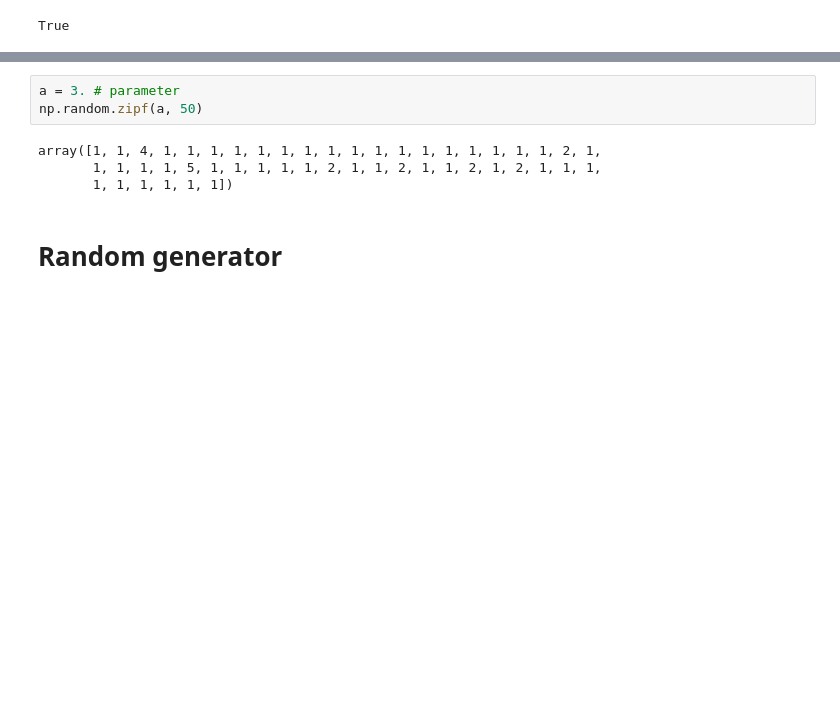
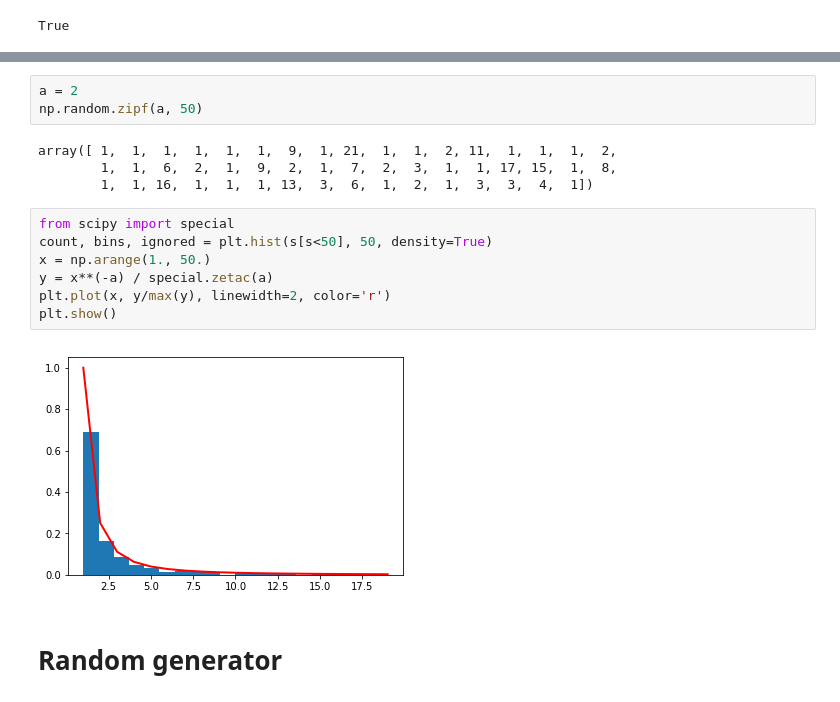
Before and after one commit to G00306474/emerg-tech-assign, a Jupyter notebook: Numpy.ipynb, the cells around one changed output, grey strips where cells are left out. Drawn from its saved outputs; the diff is of its cells as text; blank space fills up the shorter version.

```diff
--- a/Numpy.ipynb
+++ b/Numpy.ipynb
@@ -200,10 +204,19 @@ True
 # %%
-a = 3. # parameter
+a = 2
 np.random.zipf(a, 50)
 # %% [output]
-array([1, 1, 4, 1, 1, 1, 1, 1, 1, 1, 1, 1, 1, 1, 1, 1, 1, 1, 1, 1, 2, 1,
-       1, 1, 1, 1, 5, 1, 1, 1, 1, 1, 2, 1, 1, 2, 1, 1, 2, 1, 2, 1, 1, 1,
-       1, 1, 1, 1, 1, 1])
+array([ 1,  1,  1,  1,  1,  1,  9,  1, 21,  1,  1,  2, 11,  1,  1,  1,  2,
+        1,  1,  6,  2,  1,  9,  2,  1,  7,  2,  3,  1,  1, 17, 15,  1,  8,
+        1,  1, 16,  1,  1,  1, 13,  3,  6,  1,  2,  1,  3,  3,  4,  1])
+# %%
+from scipy import special
+count, bins, ignored = plt.hist(s[s<50], 50, density=True)
+x = np.arange(1., 50.)
+y = x**(-a) / special.zetac(a)
+plt.plot(x, y/max(y), linewidth=2, color='r')
+plt.show()
+# %% [output]
+[figure, added]
 # %% [markdown]
 # Random generator
 # %% [markdown]
```
Also changed, not shown: parts of 2 cells of this notebook.
